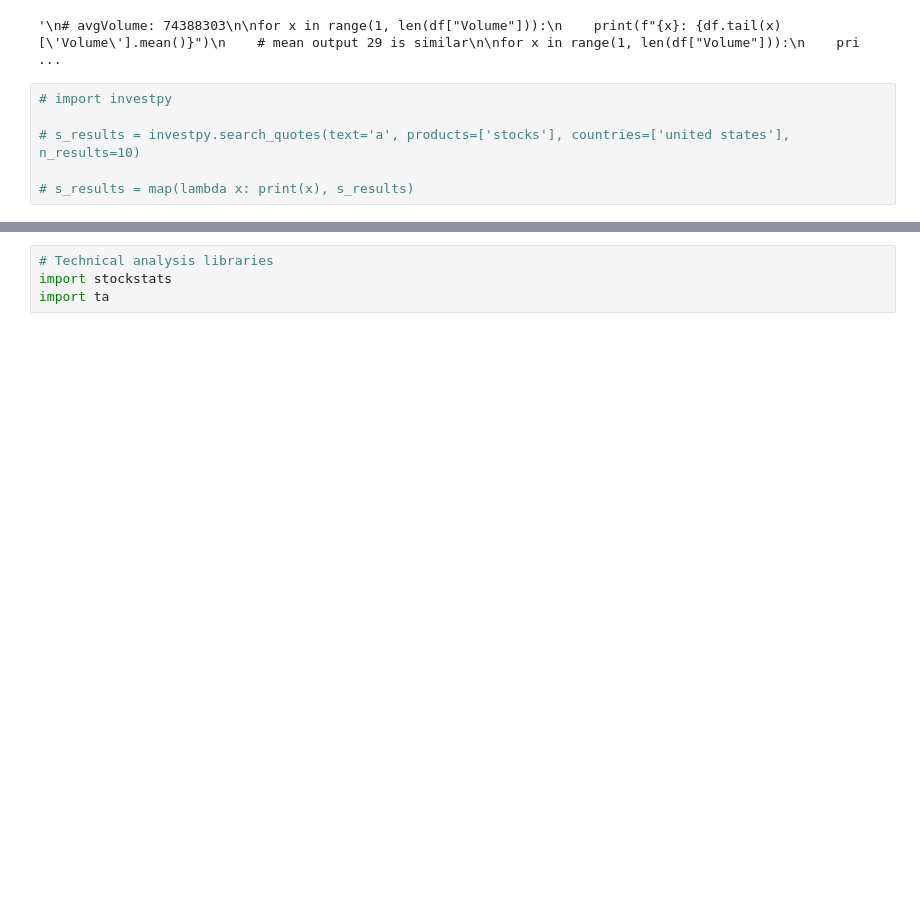
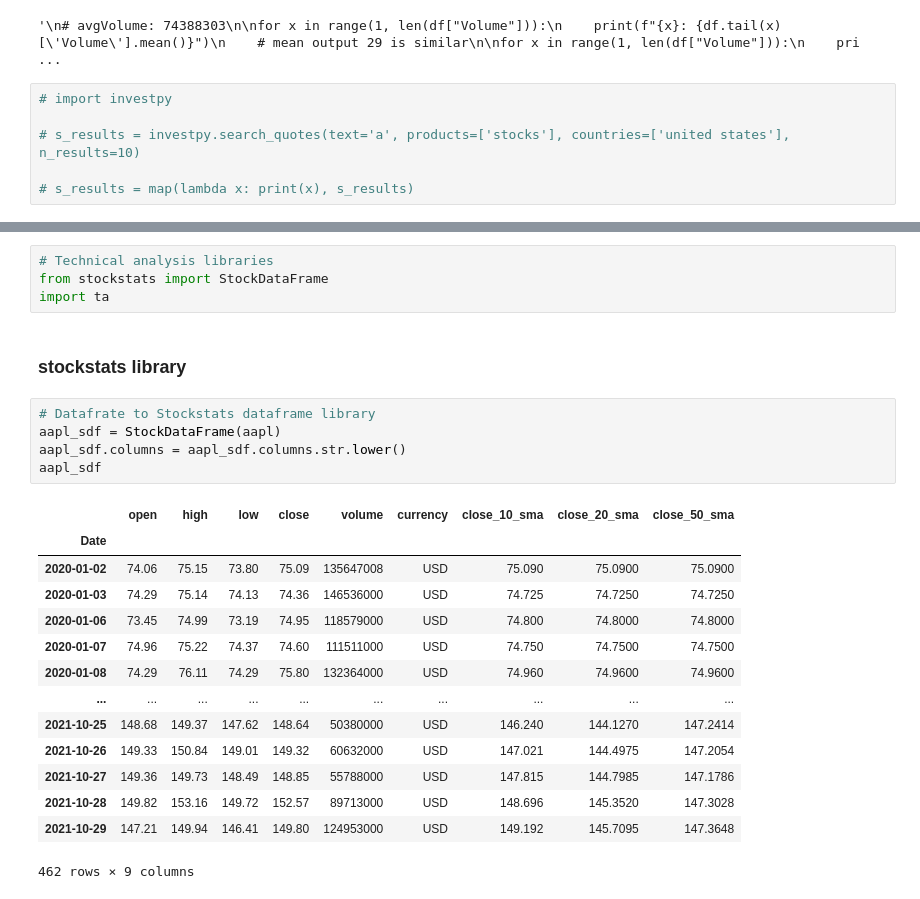
Before and after one commit to llunasanz/LigaBolsa2021, a Jupyter notebook: Pruebas.ipynb, the cells around one changed output, grey strips where cells are left out. Drawn from its saved outputs; the diff is of its cells as text; blank space fills up the shorter version.

```diff
--- a/Pruebas.ipynb
+++ b/Pruebas.ipynb
@@ -107,4 +90,26 @@ Requirement already satisfied: six>=1.5 in c:\programdata\anaconda3\lib\site-pac
 # %%
 # Technical analysis libraries
-import stockstats
+from stockstats import StockDataFrame
 import ta
+# %% [markdown]
+### stockstats library
+# %%
+# Datafrate to Stockstats dataframe library
+aapl_sdf = StockDataFrame(aapl)
+aapl_sdf.columns = aapl_sdf.columns.str.lower()
+aapl_sdf
+# %% [output]
+|  | open | high | low | close | volume | currency | close_10_sma | close_20_sma | close_50_sma |
+| Date |  |  |  |  |  |  |  |  |  |
+| 2020-01-02 | 74.06 | 75.15 | 73.80 | 75.09 | 135647008 | USD | 75.090 | 75.0900 | 75.0900 |
+| 2020-01-03 | 74.29 | 75.14 | 74.13 | 74.36 | 146536000 | USD | 74.725 | 74.7250 | 74.7250 |
+| 2020-01-06 | 73.45 | 74.99 | 73.19 | 74.95 | 118579000 | USD | 74.800 | 74.8000 | 74.8000 |
+| 2020-01-07 | 74.96 | 75.22 | 74.37 | 74.60 | 111511000 | USD | 74.750 | 74.7500 | 74.7500 |
+| 2020-01-08 | 74.29 | 76.11 | 74.29 | 75.80 | 132364000 | USD | 74.960 | 74.9600 | 74.9600 |
+| ... | ... | ... | ... | ... | ... | ... | ... | ... | ... |
+| 2021-10-25 | 148.68 | 149.37 | 147.62 | 148.64 | 50380000 | USD | 146.240 | 144.1270 | 147.2414 |
+| 2021-10-26 | 149.33 | 150.84 | 149.01 | 149.32 | 60632000 | USD | 147.021 | 144.4975 | 147.2054 |
+| 2021-10-27 | 149.36 | 149.73 | 148.49 | 148.85 | 55788000 | USD | 147.815 | 144.7985 | 147.1786 |
+| 2021-10-28 | 149.82 | 153.16 | 149.72 | 152.57 | 89713000 | USD | 148.696 | 145.3520 | 147.3028 |
+| 2021-10-29 | 147.21 | 149.94 | 146.41 | 149.80 | 124953000 | USD | 149.192 | 145.7095 | 147.3648 |
+462 rows × 9 columns
```
Also changed, not shown: parts of 8 cells of this notebook.
